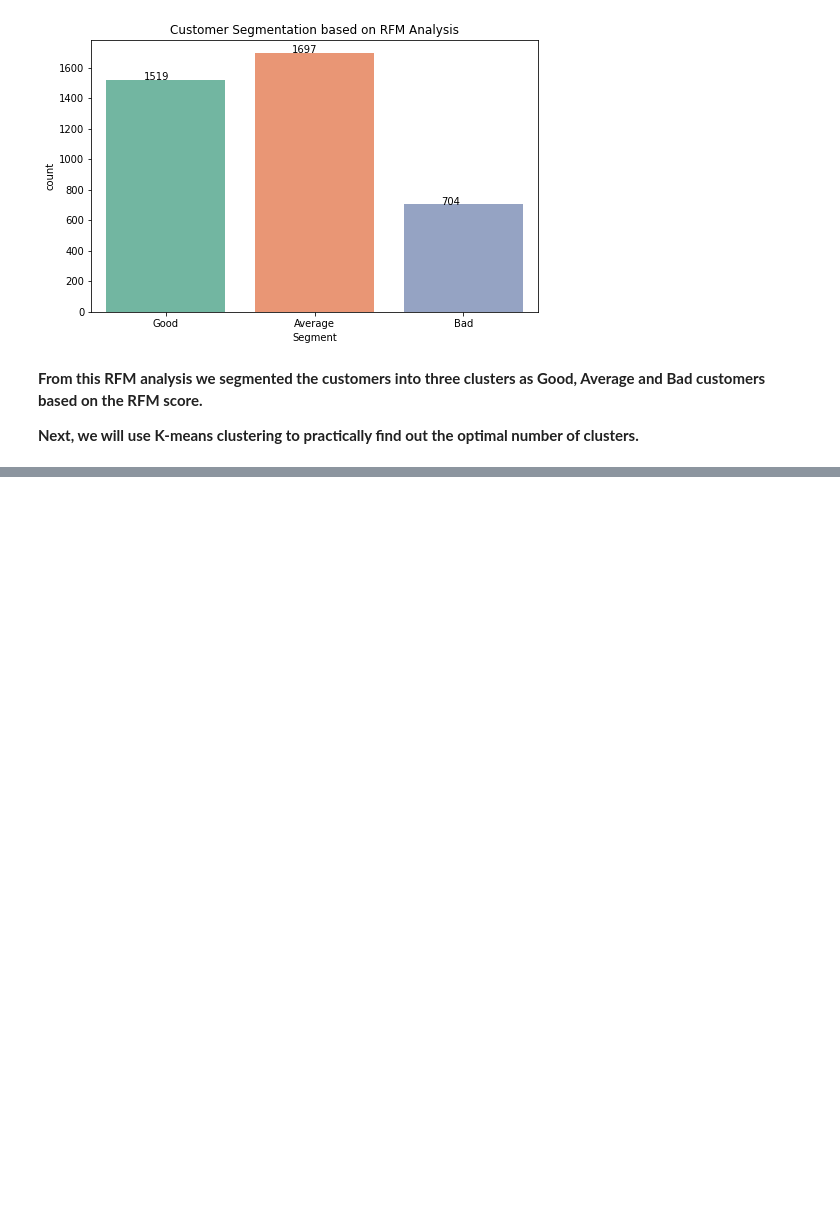
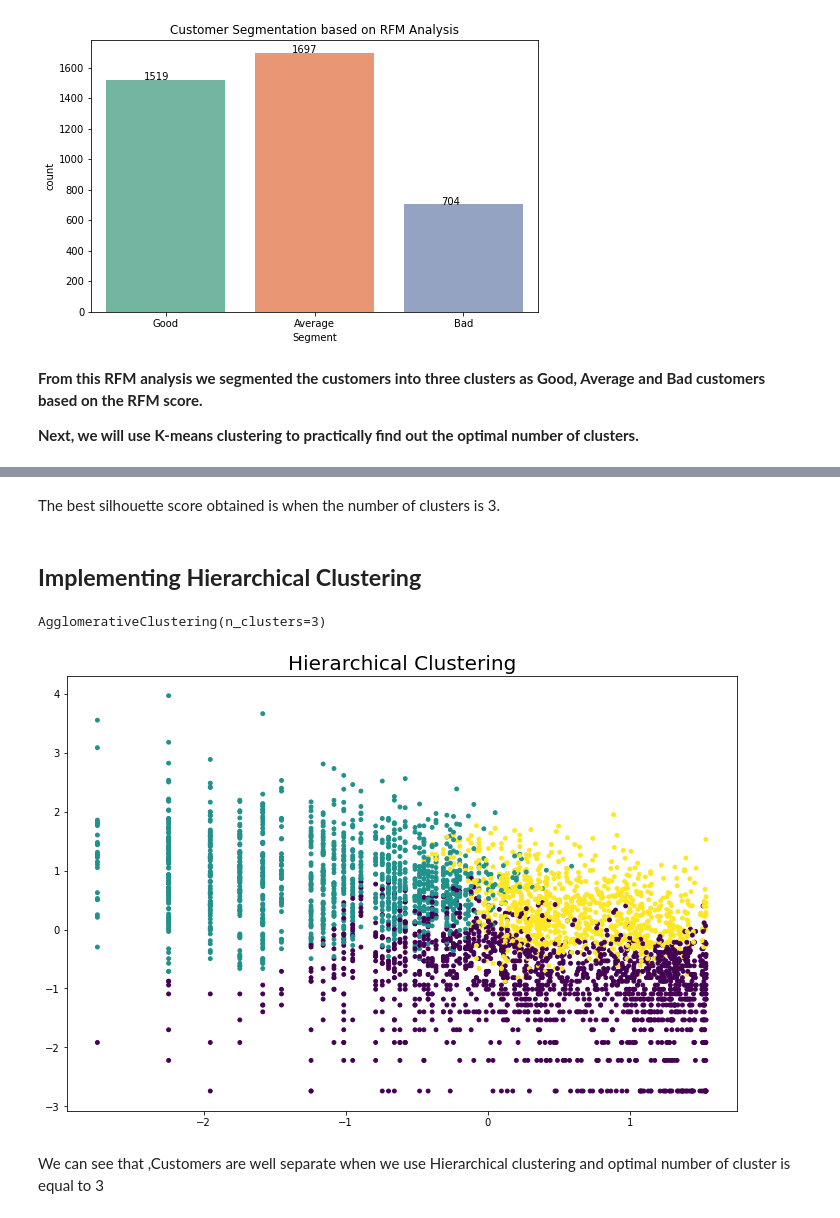
Before and after one commit to harishgawade1999/Online-Retail-Customer-Segmentation, a Jupyter notebook: Harish_Online_Retail_Customer_Segmentation_Capstone_Project.ipynb, the cells around one changed output, grey strips where cells are left out. Saved outputs shown, nothing was run; the diff lists cells and outputs as text; code cells hidden in the pictures; blank space fills up the shorter version.

```diff
--- a/Harish_Online_Retail_Customer_Segmentation_Capstone_Project.ipynb
+++ b/Harish_Online_Retail_Customer_Segmentation_Capstone_Project.ipynb
@@ -734,0 +896,25 @@ plt.show()
+# %% [markdown]
+The best silhouette score obtained is when the number of clusters is 3.
+# %% [markdown]
+## **Implementing Hierarchical Clustering**
+# %%
+# Fitting hierarchical clustering
+from sklearn.cluster import AgglomerativeClustering
+model = AgglomerativeClustering(n_clusters=3, affinity='euclidean')
+model.fit(norm_data)
+# %% [output]
+AgglomerativeClustering(n_clusters=3)
+# %%
+# assigning hierarchical clusters
+rfm_df['HR_labels']=model.labels_
+# %%
+# Plotting resulting clusters
+plt.figure(figsize=(12,8))
+plt.scatter(X[:, 0], X[:, 1],c=rfm_df['HR_labels'],s=15)
+
+plt.title('Hierarchical Clustering',fontsize=20)
+plt.show()
+# %% [output]
+[figure, added]
+# %% [markdown]
+We can see that ,Customers are well separate when we use Hierarchical clustering and optimal number of cluster is equal to 3
```
Also changed, not shown: parts of 11 cells of this notebook.
